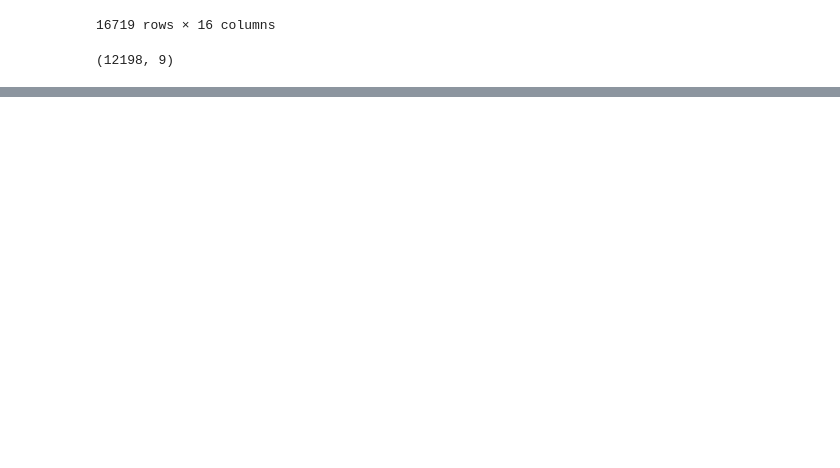
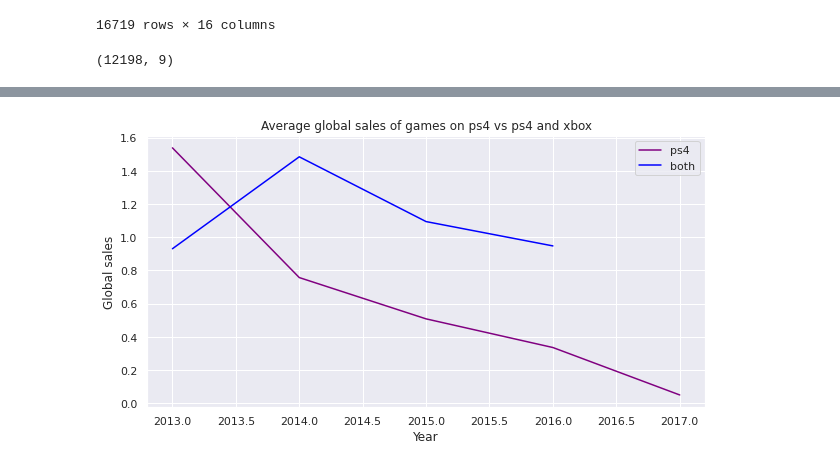
Before and after one commit to ifeomaaaa/ps4_xbox, a Jupyter notebook: AKA_test.ipynb, the cells around one changed output, grey strips where cells are left out. Drawn from its saved outputs; the diff is of its cells as text; code cells hidden in the pictures; blank space fills up the shorter version.

```diff
--- a/AKA_test.ipynb
+++ b/AKA_test.ipynb
@@ -123,0 +146,5 @@ DF_C.head()
+# %%
+#selecting games only on ps4
+Games_ps4_only = DF_C[(DF_C['Game_Console_ps4'] == 'PS4') & (DF_C['Game_Console_xboxone'] != 'Xbox One') ]
+
+Games_ps4_only.shape
@@ -123,0 +155,4 @@ DF_C.head()
+# %%
+#adding new column for average global sales for ps4 exclusive games
+Games_ps4_only['Average_Global_ps4'] = Games_ps4_only.groupby('Year').Global_ps4.transform('mean')
+Games_ps4_only.head()
@@ -123,0 +179,4 @@ DF_C.head()
+# %%
+#selecting games on both ps4 and xbox
+Games_both = DF_C[(DF_C['Game_Console_ps4'] == 'PS4') & (DF_C['Game_Console_xboxone'] == 'Xbox One') ]
+Games_both.shape
@@ -123,0 +187,8 @@ DF_C.head()
+# %%
+#creating new column for sum of global sales for ps4 and xboxone
+Games_both['Global_ps4_xboxone'] = Games_both.groupby('Game').Global_ps4.transform('sum')
+
+#creating new column for average of global sales for ps4 and xboxone
+Games_both['Average_Global_both'] = Games_both.groupby('Year').Global_ps4_xboxone.transform('mean')
+
+Games_both.head()
@@ -123,0 +213,12 @@ DF_C.head()
+# %%
+#what was the trend of average global sales for ps4 exclusive games vs games available on both ps4 and xboxone
+fig, ax = plt.subplots(figsize=(10,5))
+ax.plot(Games_ps4_only["Year"], Games_ps4_only["Average_Global_ps4"], label="ps4", color="purple")
+ax.plot(Games_both["Year"], Games_both["Average_Global_both"], label="both", color="blue")
+plt.xlabel("Year")
+plt.ylabel("Global sales")
+plt.legend()
+plt.title('Average global sales of games on ps4 vs ps4 and xbox')
+plt.show()
+# %% [output]
+[figure, added]
```
Also changed, not shown: parts of 25 cells of this notebook.
